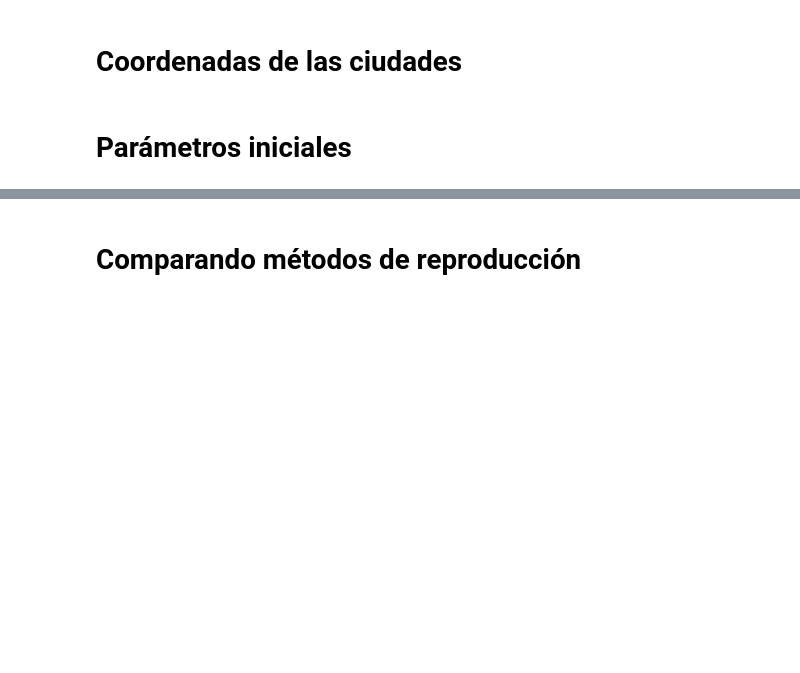
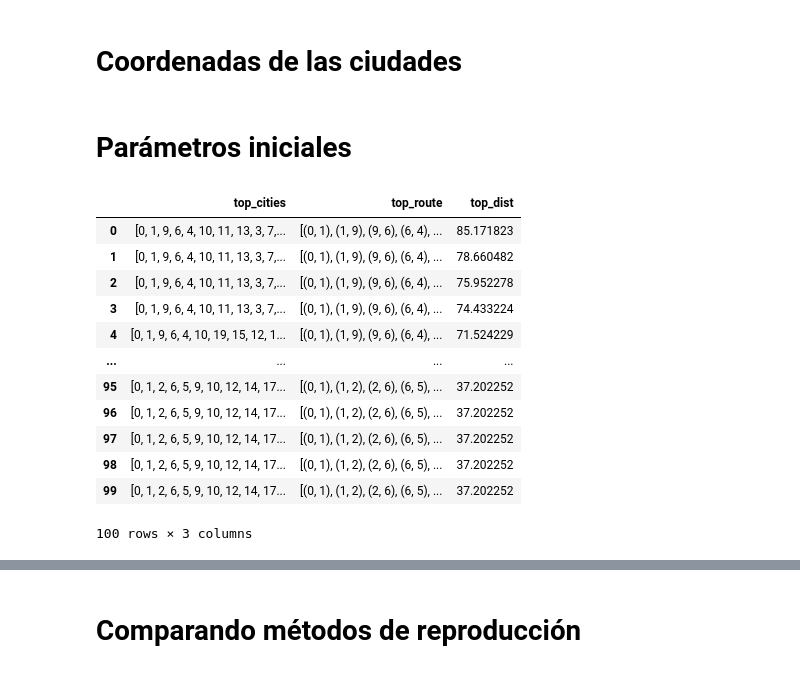
Before and after one commit to Afroefras/UAG_MCC, a Jupyter notebook: inteligencia_artificial/agente_viajero.ipynb, the cells around one changed output, grey strips where cells are left out. Cells and saved outputs as stored; diff of their text form; code cells hidden in the pictures; blank space fills up the shorter version.

```diff
--- a/inteligencia_artificial/agente_viajero.ipynb
+++ b/inteligencia_artificial/agente_viajero.ipynb
@@ -13,3 +13,21 @@ cities = [
 from agente_viajero import AgenteViajero
 
 av = AgenteViajero(cities, population_size=100, n_generations=100, tournament_size=0.07)
+# %%
+av.train(reprod_functions=[av.inversion_reprod], verbose=False)
+df = av.result.copy()
+df
+# %% [output]
+|  | top_cities | top_route | top_dist |
+| 0 | [0, 1, 9, 6, 4, 10, 11, 13, 3, 7,... | [(0, 1), (1, 9), (9, 6), (6, 4), ... | 85.171823 |
+| 1 | [0, 1, 9, 6, 4, 10, 11, 13, 3, 7,... | [(0, 1), (1, 9), (9, 6), (6, 4), ... | 78.660482 |
+| 2 | [0, 1, 9, 6, 4, 10, 11, 13, 3, 7,... | [(0, 1), (1, 9), (9, 6), (6, 4), ... | 75.952278 |
+| 3 | [0, 1, 9, 6, 4, 10, 11, 13, 3, 7,... | [(0, 1), (1, 9), (9, 6), (6, 4), ... | 74.433224 |
+| 4 | [0, 1, 9, 6, 4, 10, 19, 15, 12, 1... | [(0, 1), (1, 9), (9, 6), (6, 4), ... | 71.524229 |
+| ... | ... | ... | ... |
+| 95 | [0, 1, 2, 6, 5, 9, 10, 12, 14, 17... | [(0, 1), (1, 2), (2, 6), (6, 5), ... | 37.202252 |
+| 96 | [0, 1, 2, 6, 5, 9, 10, 12, 14, 17... | [(0, 1), (1, 2), (2, 6), (6, 5), ... | 37.202252 |
+| 97 | [0, 1, 2, 6, 5, 9, 10, 12, 14, 17... | [(0, 1), (1, 2), (2, 6), (6, 5), ... | 37.202252 |
+| 98 | [0, 1, 2, 6, 5, 9, 10, 12, 14, 17... | [(0, 1), (1, 2), (2, 6), (6, 5), ... | 37.202252 |
+| 99 | [0, 1, 2, 6, 5, 9, 10, 12, 14, 17... | [(0, 1), (1, 2), (2, 6), (6, 5), ... | 37.202252 |
+100 rows × 3 columns
```
Also changed, not shown: parts of 2 cells of this notebook, 1 other file.
